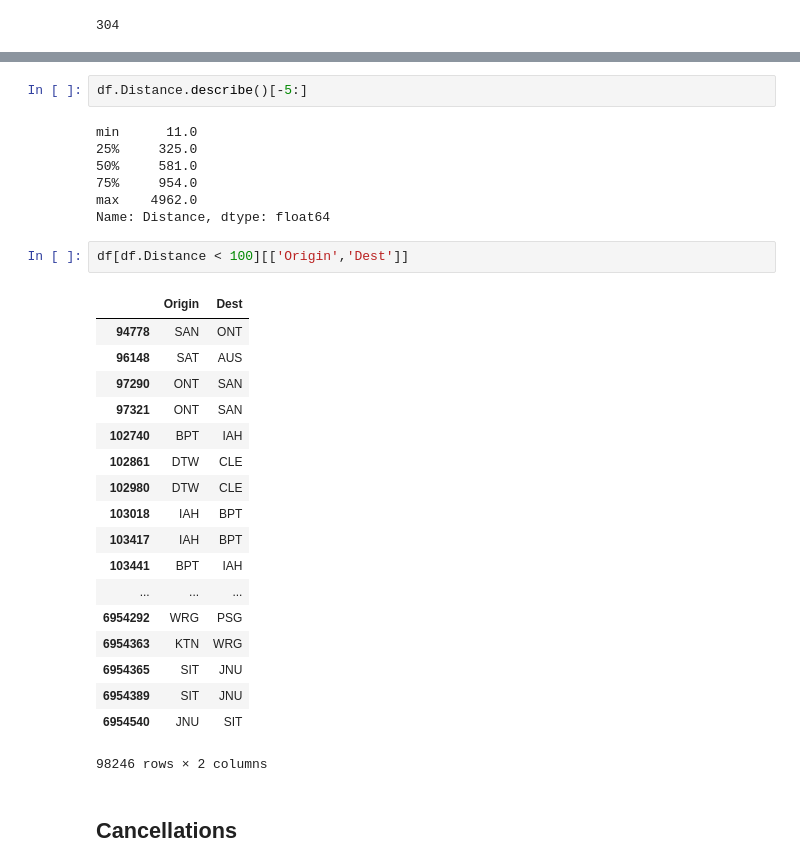
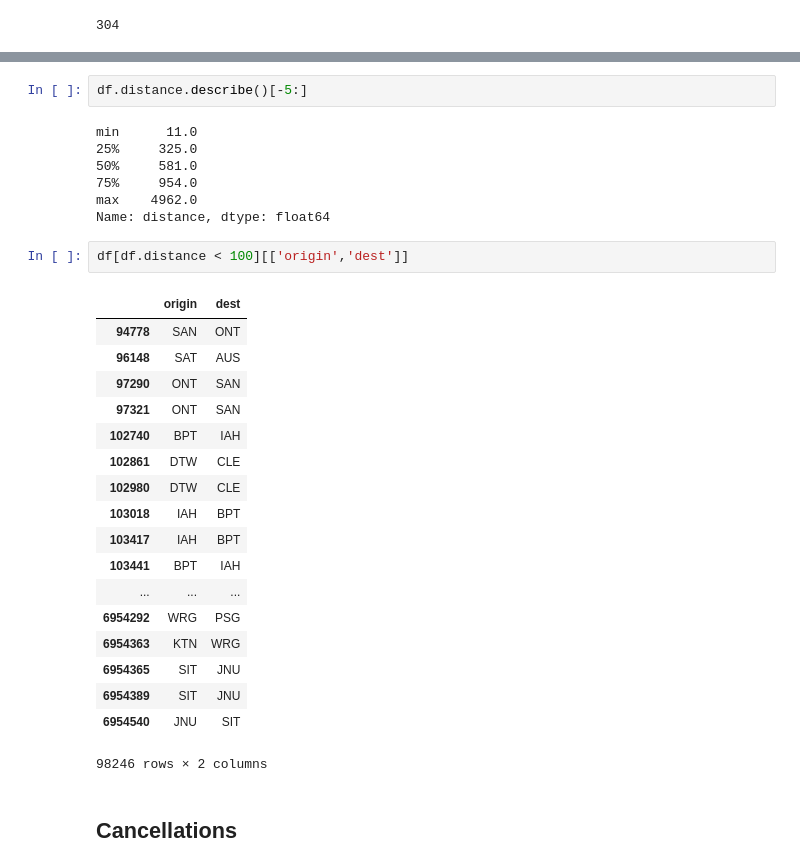
Before and after one commit to MihaiECh/FlightsAnalysis, a Jupyter notebook: FlightsAnalysis.ipynb, the cells around one changed output, grey strips where cells are left out. Drawn from its saved outputs; the diff is of its cells as text.

```diff
--- a/FlightsAnalysis.ipynb
+++ b/FlightsAnalysis.ipynb
@@ -365,18 +383,18 @@ plt.hist(data=df, x = 'Distance',bins = bins,edgecolor = 'w');
 # %% [output]
 [figure]
 # %%
-df.Distance.describe()[-5:]
+df.distance.describe()[-5:]
 # %% [output]
 min      11.0
 25%     325.0
 50%     581.0
 75%     954.0
 max    4962.0
-Name: Distance, dtype: float64
+Name: distance, dtype: float64
 # %%
-df[df.Distance < 100][['Origin','Dest']]
+df[df.distance < 100][['origin','dest']]
 # %% [output]
-|  | Origin | Dest |
+|  | origin | dest |
 | 94778 | SAN | ONT |
 | 96148 | SAT | AUS |
 | 97290 | ONT | SAN |
```
Also changed, not shown: parts of 63 cells of this notebook.
